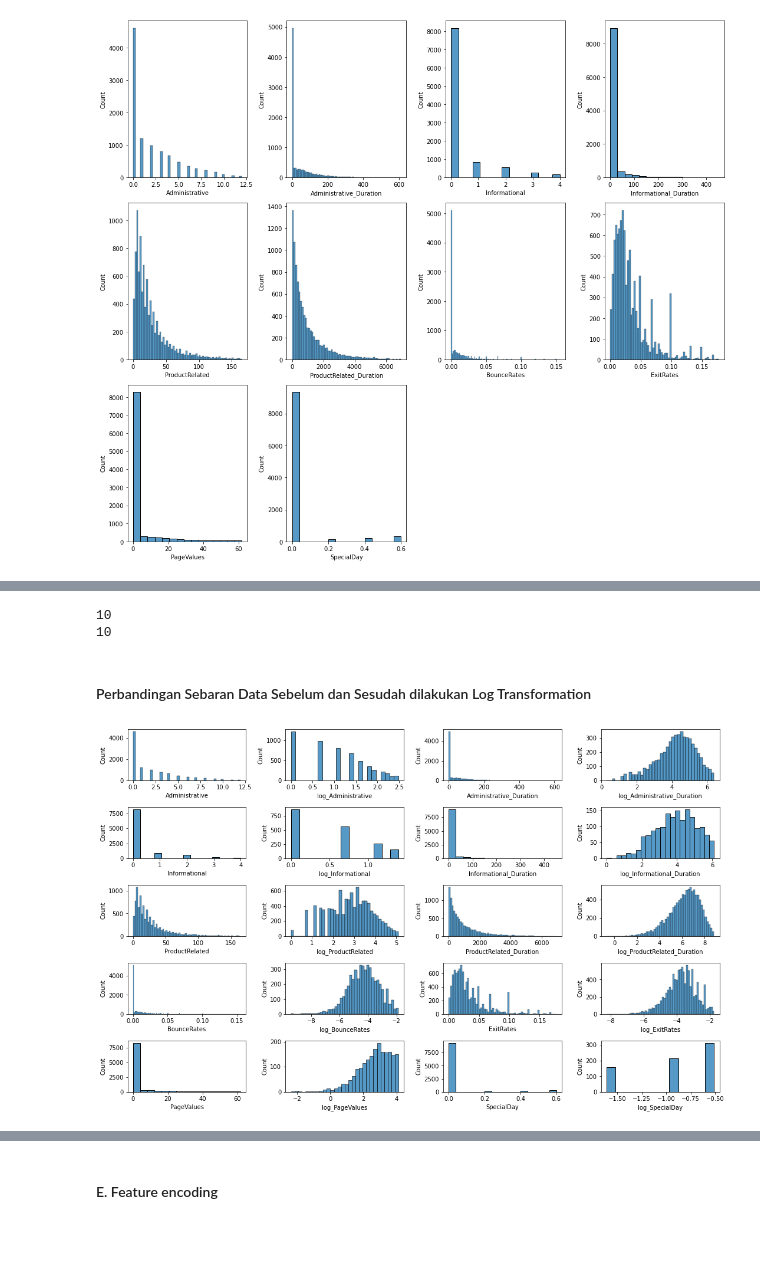
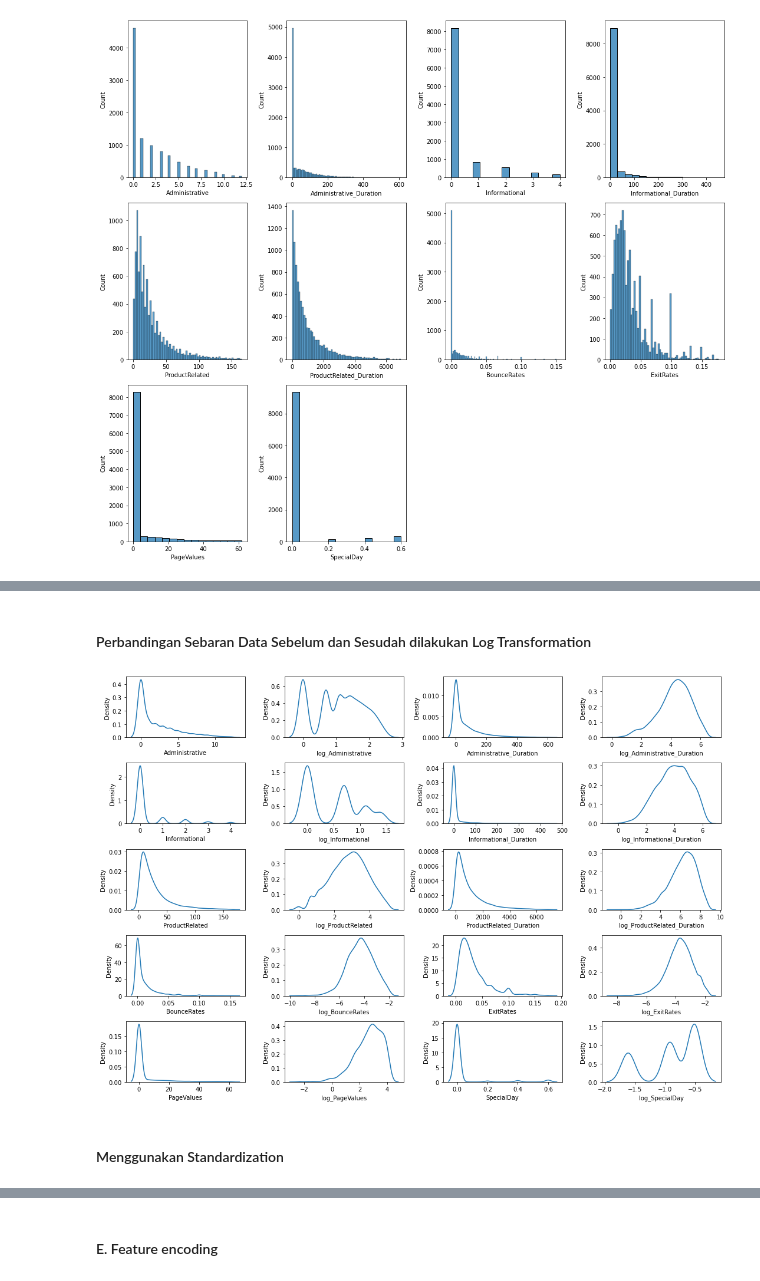
Before and after one commit to rahmars18/FinalProject, a Jupyter notebook: Pre_Processing.ipynb, the cells around one changed output, grey strips where cells are left out. Drawn from its saved outputs; the diff is of its cells as text; code cells hidden in the pictures; blank space fills up the shorter version.

```diff
--- a/Pre_Processing.ipynb
+++ b/Pre_Processing.ipynb
@@ -264,0 +275,9 @@ for i in range(0, len(nums)): # untuk setiap kolom numerik
+# %%
+nums_robust = []
+for col in nums:
+    col_name = 'robust_' + col
+    nums_robust.append(col_name)
+    df_ol_shop_robust_scaler[col_name] = scaler.fit_transform(df_ol_shop_robust_scaler[col].values.reshape(len(df_ol_shop_robust_scaler), 1))
+    df_ol_shop_robust_scaler = df_ol_shop_robust_scaler.drop(columns=col)
+
+df_ol_shop_robust_scaler.sample(5)
@@ -264,0 +293,9 @@ for i in range(0, len(nums)): # untuk setiap kolom numerik
+# %%
+fig = plt.figure(figsize=(15, 20))
+for i in range(0, len(nums)): # untuk setiap kolom numerik
+    ax = fig.add_subplot(10, 4, (2*i)+1) # kita set posisi plotnya di layout
+    sns.kdeplot(data=df_ol_shop_zscore, x=nums[i]) #
+    ax = fig.add_subplot(10, 4, (2*i)+2) # kita set posisi plotnya di layout
+    sns.kdeplot(data=df_ol_shop_robust_scaler, x=nums_robust[i])
+
+    plt.tight_layout()
@@ -267,6 +306,6 @@ for i in range(0, len(nums)): # untuk setiap kolom numerik
 # %%
-df_ol_shop_2_log_transformation = df_ol_shop_2_no_outlier.copy()
+df_ol_shop_2_log_transformation = df_ol_shop_zscore.copy()
 
-df_ol_shop_2_log_transformation
+df_ol_shop_2_log_transformation.sample(5)
 # %% [output]
 |  | Administrative | Administrative_Duration | Informational | Informational_Duration | ProductRelated | ... |
@@ -313,6 +334,0 @@ df_ol_shop_2_log_transformation
-# %%
-fig = plt.figure(figsize=(15, 13))
-for i in range(0, len(nums_log)): # untuk setiap kolom numerik
-    ax = fig.add_subplot(3, 4, i+1) # kita set posisi plotnya di layout
-    sns.histplot(data=df_ol_shop_2_log_transformation, x=nums_log[i]) #
-    plt.tight_layout()
@@ -321,23 +335,15 @@ for i in range(0, len(nums_log)): # untuk setiap kolom numerik
-# %%
-print(len(nums))
-print(len(nums_log))
-# %% [output]
-10
-10
 # %% [markdown]
 #### Perbandingan Sebaran Data Sebelum dan Sesudah dilakukan Log Transformation
 # %%
-# nums = ['Administrative', 'Administrative_Duration', 'Informational',
-#        'Informational_Duration', 'ProductRelated', 'ProductRelated_Duration',
-#        'BounceRates', 'ExitRates', 'PageValues', 'SpecialDay']
-
-fig = plt.figure(figsize=(15, 18))
+fig = plt.figure(figsize=(15, 20))
 for i in range(0, len(nums)): # untuk setiap kolom numerik
     ax = fig.add_subplot(10, 4, (2*i)+1) # kita set posisi plotnya di layout
-    sns.histplot(data=df_ol_shop_2_no_outlier, x=nums[i]) #
+    sns.kdeplot(data=df_ol_shop_zscore, x=nums[i]) #
     ax = fig.add_subplot(10, 4, (2*i)+2) # kita set posisi plotnya di layout
-    sns.histplot(data=df_ol_shop_2_log_transformation, x=nums_log[i])
+    sns.kdeplot(data=df_ol_shop_2_log_transformation, x=nums_log[i])
 
     plt.tight_layout()
 # %% [output]
-[figure, old version]
+[figure, new version]
+# %% [markdown]
+#### Menggunakan Standardization
```
Also changed, not shown: parts of 59 cells of this notebook.
